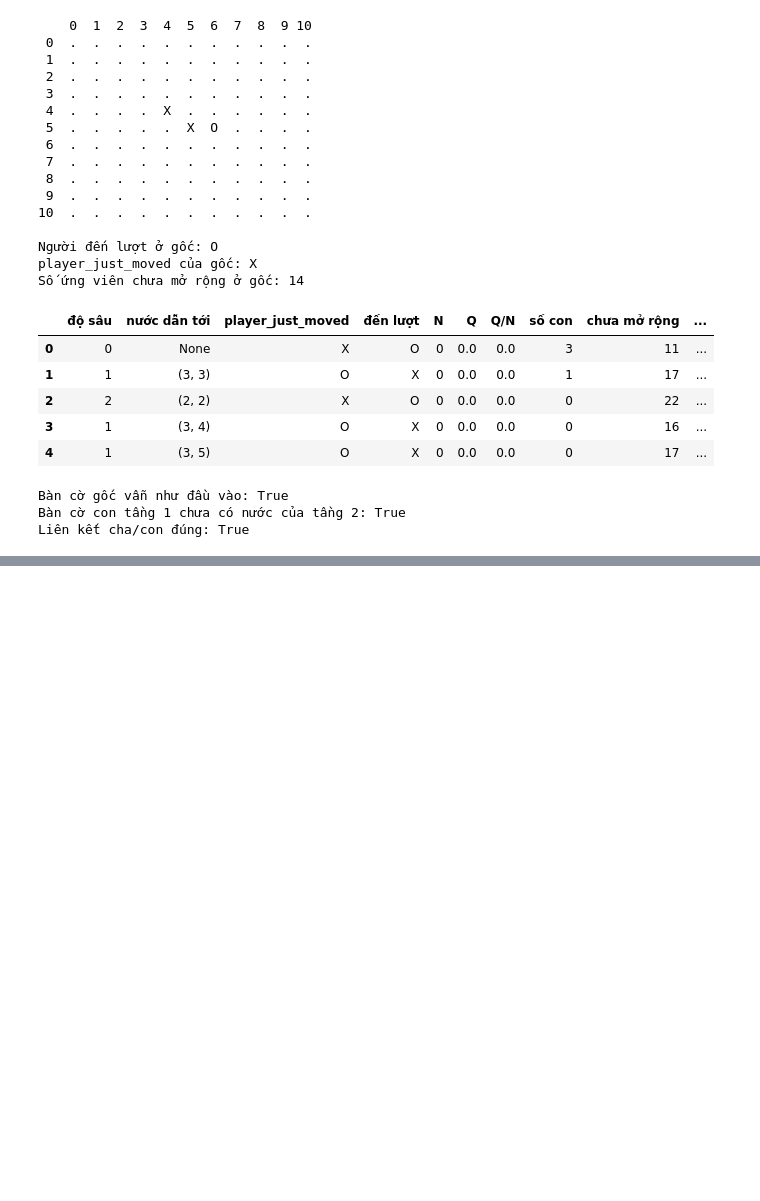
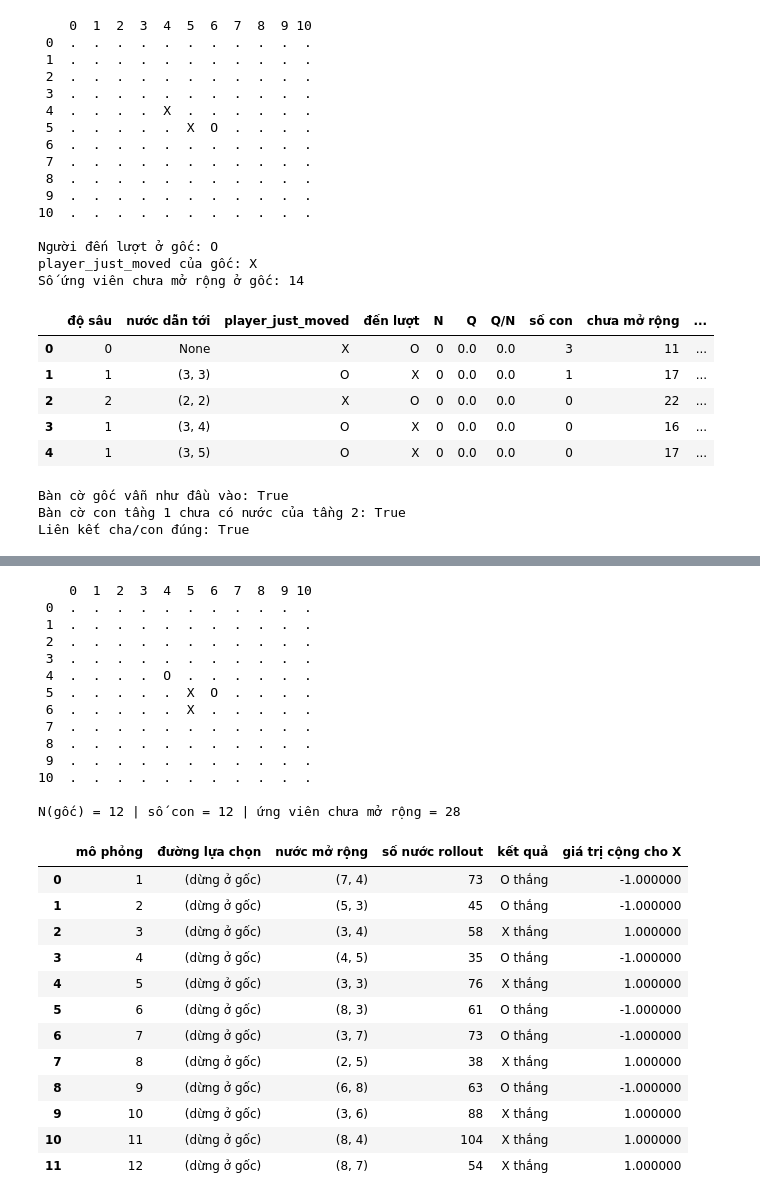
Before and after one commit to 10tothepowerof6/AdvancedAI-Repo, a Jupyter notebook: caro-11x11/notebooks/03_mcts.ipynb, the cells around one changed output, grey strips where cells are left out. Saved outputs shown, nothing was run; the diff lists cells and outputs as text; code cells hidden in the pictures; blank space fills up the shorter version.

```diff
--- a/caro-11x11/notebooks/03_mcts.ipynb
+++ b/caro-11x11/notebooks/03_mcts.ipynb
@@ -395,0 +419,51 @@ chưa thực hiện — thuộc Giai đoạn 2 và 3.*
+# %%
+observe = play_sequence([(5, 5), (5, 6), (6, 5), (4, 4)])
+print(board_text(observe.board))
+RESULT_TEXT = {1: 'X thắng', -1: 'O thắng', 0: 'hòa'}
+
+def trace_table(records):
+    rows = []
+    for r in records:
+        rows.append({'mô phỏng': r['simulation'],
+                     'đường lựa chọn': ' → '.join(map(str, r['selection_path'])) or '(dừng ở gốc)',
+                     'nước mở rộng': r['expanded'] if r['expanded'] is not None else '(nút terminal)',
+                     'số nước rollout': len(r['rollout_moves']),
+                     'kết quả': RESULT_TEXT[r['result']],
+                     'giá trị cộng cho X': outcome_value(r['result'], 1)})
+    return pd.DataFrame(rows)
+
+records = []
+small_agent = MCTSAgent(seed=SEED, budget=SearchBudget(simulations=12), exploration=EXPLORATION, radius=RADIUS)
+root12, _ = small_agent.search(observe.board, observe.current_player, trace=records.append)
+print()
+print('N(gốc) =', root12.visits, '| số con =', len(root12.children),
+      '| ứng viên chưa mở rộng =', len(root12.untried_actions))
+left(trace_table(records))
+# %% [output]
+    0  1  2  3  4  5  6  7  8  9 10
+ 0  .  .  .  .  .  .  .  .  .  .  .
+ 1  .  .  .  .  .  .  .  .  .  .  .
+ 2  .  .  .  .  .  .  .  .  .  .  .
+ 3  .  .  .  .  .  .  .  .  .  .  .
+ 4  .  .  .  .  O  .  .  .  .  .  .
+ 5  .  .  .  .  .  X  O  .  .  .  .
+ 6  .  .  .  .  .  X  .  .  .  .  .
+ 7  .  .  .  .  .  .  .  .  .  .  .
+ 8  .  .  .  .  .  .  .  .  .  .  .
+ 9  .  .  .  .  .  .  .  .  .  .  .
+10  .  .  .  .  .  .  .  .  .  .  .
+
+N(gốc) = 12 | số con = 12 | ứng viên chưa mở rộng = 28
+|  | mô phỏng | đường lựa chọn | nước mở rộng | số nước rollout | kết quả | giá trị cộng cho X |
+| 0 | 1 | (dừng ở gốc) | (7, 4) | 73 | O thắng | -1.000000 |
+| 1 | 2 | (dừng ở gốc) | (5, 3) | 45 | O thắng | -1.000000 |
+| 2 | 3 | (dừng ở gốc) | (3, 4) | 58 | X thắng | 1.000000 |
+| 3 | 4 | (dừng ở gốc) | (4, 5) | 35 | O thắng | -1.000000 |
+| 4 | 5 | (dừng ở gốc) | (3, 3) | 76 | X thắng | 1.000000 |
+| 5 | 6 | (dừng ở gốc) | (8, 3) | 61 | O thắng | -1.000000 |
+| 6 | 7 | (dừng ở gốc) | (3, 7) | 73 | O thắng | -1.000000 |
+| 7 | 8 | (dừng ở gốc) | (2, 5) | 38 | X thắng | 1.000000 |
+| 8 | 9 | (dừng ở gốc) | (6, 8) | 63 | O thắng | -1.000000 |
+| 9 | 10 | (dừng ở gốc) | (3, 6) | 88 | X thắng | 1.000000 |
+| 10 | 11 | (dừng ở gốc) | (8, 4) | 104 | X thắng | 1.000000 |
+| 11 | 12 | (dừng ở gốc) | (8, 7) | 54 | X thắng | 1.000000 |
```
Also changed, not shown: parts of 18 cells of this notebook, 3 other files.
